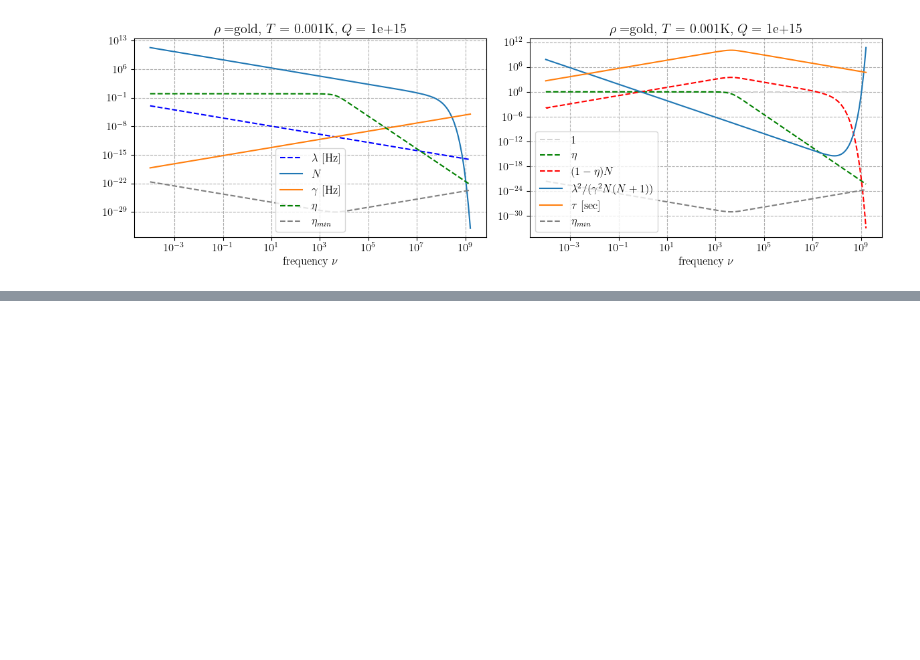
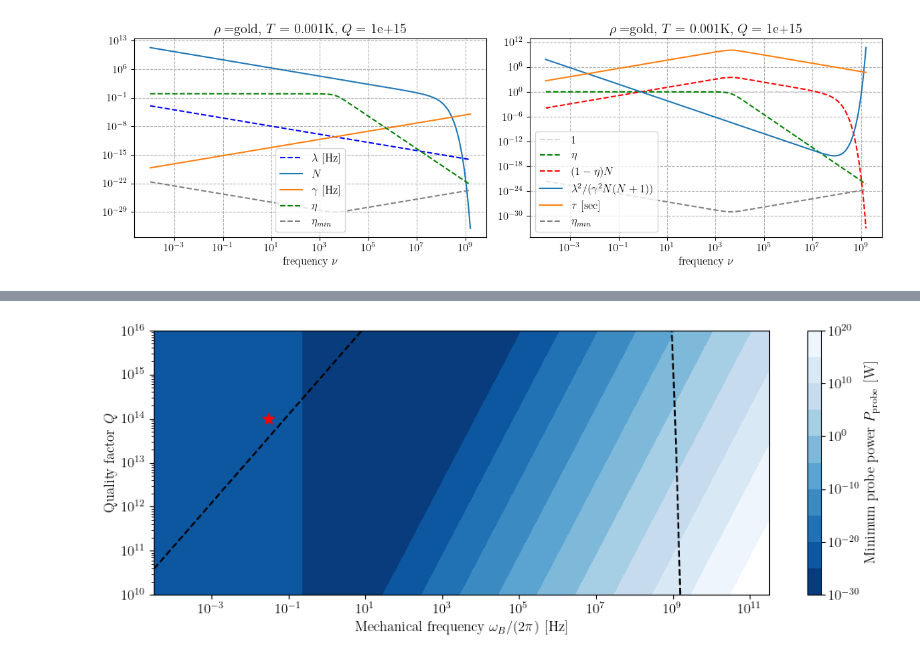
Before and after one commit to andreamari/optomechanics, a Jupyter notebook: gravitational_channel/analysis_of_experimental_requirements.ipynb, the cells around one changed output, grey strips where cells are left out. Cells and saved outputs as stored; diff of their text form; code cells hidden in the pictures; blank space fills up the shorter version.

```diff
--- a/gravitational_channel/analysis_of_experimental_requirements.ipynb
+++ b/gravitational_channel/analysis_of_experimental_requirements.ipynb
@@ -187,0 +230,29 @@ fig.savefig(fname="eta.pdf", dpi=300)
+# %%
+freqs = np.logspace(-4.5, 11.5, 1000)
+omegas =2 * np.pi * freqs
+quality_factors = np.logspace(10, 16, 1000)
+
+x, y = np.meshgrid(freqs, quality_factors)
+xo, y = np.meshgrid(omegas, quality_factors)
+z = power_min(xo, y)
+
+fig, ax1 = plt.subplots(1, 1, figsize=(10, 4), rasterized=True)
+c = ax1.contourf(x, y, z, levels=np.sort(10.0**np.linspace(-30, 20, 11)), cmap="Blues_r", norm=LogNorm())
+ax1.loglog()
+ax1.set_xlabel("Mechanical frequency $\\omega_B/ (2\\pi)$  [Hz]")
+ax1.set_ylabel("Quality factor $Q$")
+fig.colorbar(c, ax=ax1, label="Minimum probe power $P_{\\rm probe}$ [W]")
+ax1.scatter(0.03, 10**14, s=100, marker='*', color='red', zorder=1)
+
+Qs=classical_quantum_boundary_Q(omegas)
+ax1.plot(freqs, Qs, color="black", linestyle="dashed")
+ax1.set_xlim([freqs[0], freqs[-1]])
+ax1.set_ylim([quality_factors[0], quality_factors[-1]])
+
+
+plt.tight_layout()
+plt.show()
+
+fig.savefig(fname="eta.pdf", dpi=300)
+# %% [output]
+[figure, added]
```
Also changed, not shown: parts of 7 cells of this notebook.
